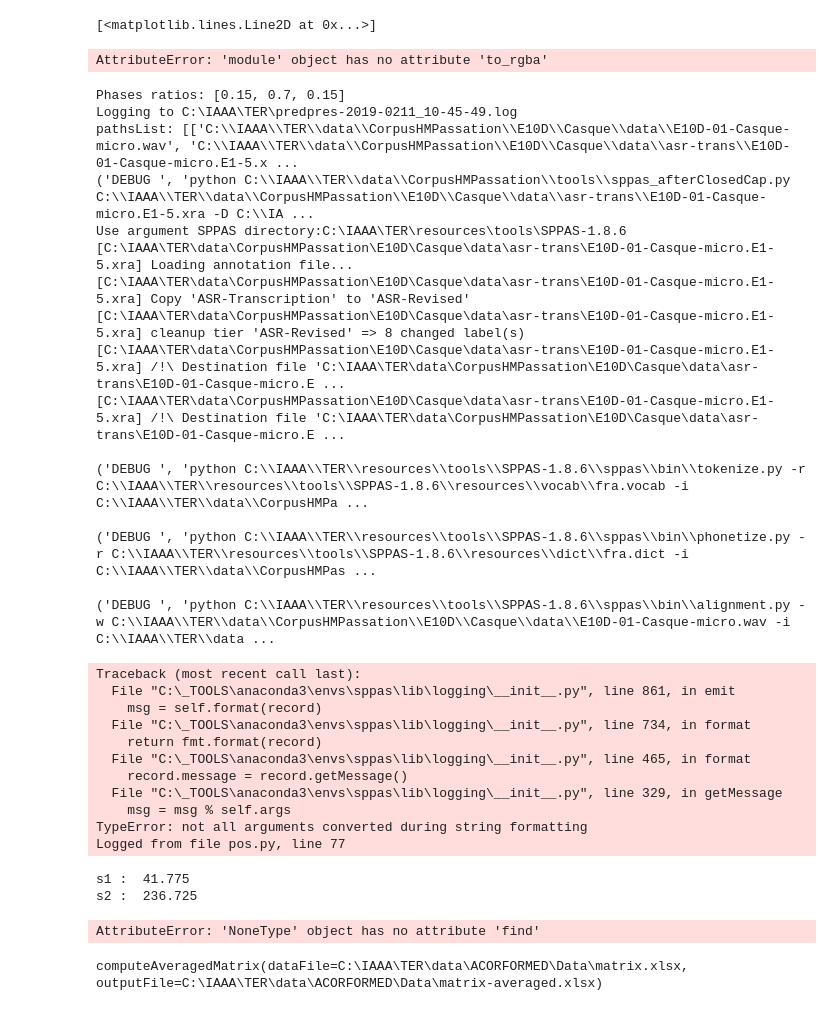
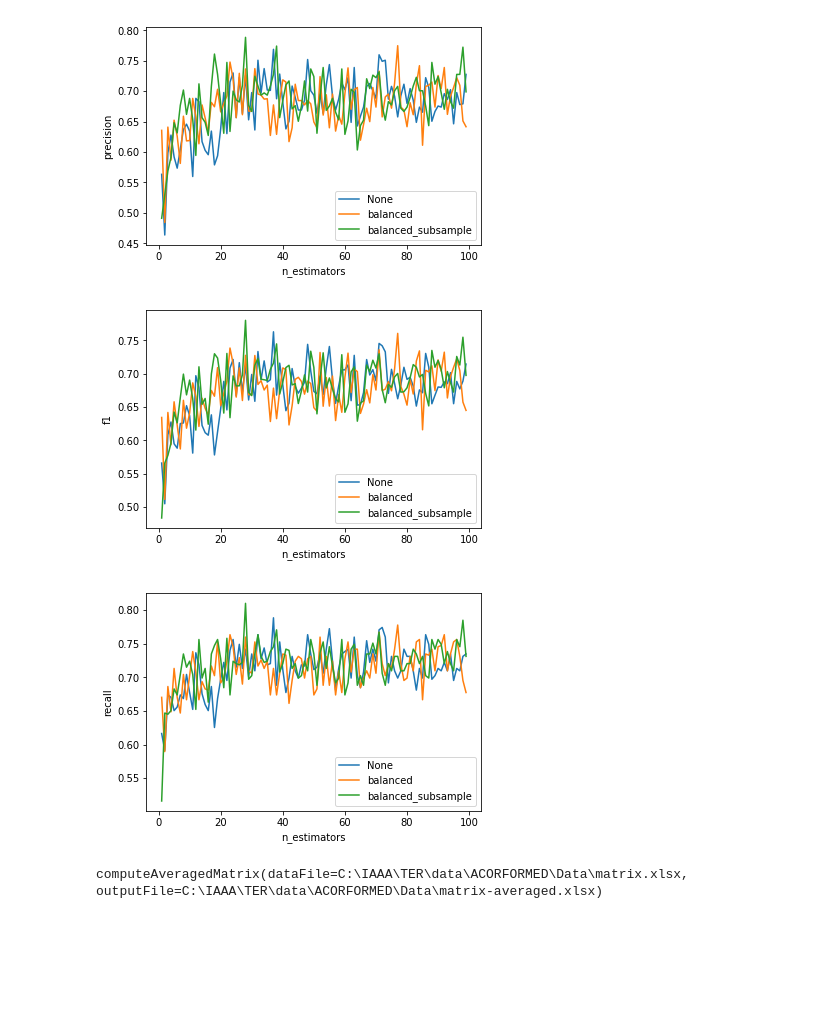
Before and after one commit to jbousque/predictionPresence, a Jupyter notebook: src/predict_presence_notebook.ipynb, the cells around one changed output. Cells and saved outputs as stored; diff of their text form; code cells hidden in the pictures; blank space fills up the shorter version.

```diff
--- a/src/predict_presence_notebook.ipynb
+++ b/src/predict_presence_notebook.ipynb
@@ -102,46 +233,39 @@ results
-# %%
-import matplotlib.pyplot as plt
-
-sorted = results.sort_values(['param_n_estimators'])
-
-plt.plot(sorted.param_n_estimators, sorted.mean_test_precision_macro)
-# %% [output]
-[<matplotlib.lines.Line2D at 0x...>]
-AttributeError: 'module' object has no attribute 'to_rgba'
-# %%
-
-fe.main("--splits [0.15, 0.70, 0.15]")
-# %% [output]
-Phases ratios: [0.15, 0.7, 0.15]
-Logging to C:\IAAA\TER\predpres-2019-0211_10-45-49.log
-pathsList: [['C:\\IAAA\\TER\\data\\CorpusHMPassation\\E10D\\Casque\\data\\E10D-01-Casque-micro.wav', 'C:\\IAAA\\TER\\data\\CorpusHMPassation\\E10D\\Casque\\data\\asr-trans\\E10D-01-Casque-micro.E1-5.x ...
-('DEBUG ', 'python C:\\IAAA\\TER\\data\\CorpusHMPassation\\tools\\sppas_afterClosedCap.py C:\\IAAA\\TER\\data\\CorpusHMPassation\\E10D\\Casque\\data\\asr-trans\\E10D-01-Casque-micro.E1-5.xra -D C:\\IA ...
-Use argument SPPAS directory:C:\IAAA\TER\resources\tools\SPPAS-1.8.6
-[C:\IAAA\TER\data\CorpusHMPassation\E10D\Casque\data\asr-trans\E10D-01-Casque-micro.E1-5.xra] Loading annotation file...
-[C:\IAAA\TER\data\CorpusHMPassation\E10D\Casque\data\asr-trans\E10D-01-Casque-micro.E1-5.xra] Copy 'ASR-Transcription' to 'ASR-Revised'
-[C:\IAAA\TER\data\CorpusHMPassation\E10D\Casque\data\asr-trans\E10D-01-Casque-micro.E1-5.xra] cleanup tier 'ASR-Revised' => 8 changed label(s)
-[C:\IAAA\TER\data\CorpusHMPassation\E10D\Casque\data\asr-trans\E10D-01-Casque-micro.E1-5.xra] /!\ Destination file 'C:\IAAA\TER\data\CorpusHMPassation\E10D\Casque\data\asr-trans\E10D-01-Casque-micro.E ...
-[C:\IAAA\TER\data\CorpusHMPassation\E10D\Casque\data\asr-trans\E10D-01-Casque-micro.E1-5.xra] /!\ Destination file 'C:\IAAA\TER\data\CorpusHMPassation\E10D\Casque\data\asr-trans\E10D-01-Casque-micro.E ...
-
-('DEBUG ', 'python C:\\IAAA\\TER\\resources\\tools\\SPPAS-1.8.6\\sppas\\bin\\tokenize.py -r C:\\IAAA\\TER\\resources\\tools\\SPPAS-1.8.6\\resources\\vocab\\fra.vocab -i C:\\IAAA\\TER\\data\\CorpusHMPa ...
-
-('DEBUG ', 'python C:\\IAAA\\TER\\resources\\tools\\SPPAS-1.8.6\\sppas\\bin\\phonetize.py -r C:\\IAAA\\TER\\resources\\tools\\SPPAS-1.8.6\\resources\\dict\\fra.dict -i C:\\IAAA\\TER\\data\\CorpusHMPas ...
-
-('DEBUG ', 'python C:\\IAAA\\TER\\resources\\tools\\SPPAS-1.8.6\\sppas\\bin\\alignment.py -w C:\\IAAA\\TER\\data\\CorpusHMPassation\\E10D\\Casque\\data\\E10D-01-Casque-micro.wav -i C:\\IAAA\\TER\\data ...
-Traceback (most recent call last):
-  File "C:\_TOOLS\anaconda3\envs\sppas\lib\logging\__init__.py", line 861, in emit
-    msg = self.format(record)
-  File "C:\_TOOLS\anaconda3\envs\sppas\lib\logging\__init__.py", line 734, in format
-    return fmt.format(record)
-  File "C:\_TOOLS\anaconda3\envs\sppas\lib\logging\__init__.py", line 465, in format
-    record.message = record.getMessage()
-  File "C:\_TOOLS\anaconda3\envs\sppas\lib\logging\__init__.py", line 329, in getMessage
-    msg = msg % self.args
-TypeError: not all arguments converted during string formatting
-Logged from file pos.py, line 77
-s1 :  41.775
-s2 :  236.725
-AttributeError: 'NoneType' object has no attribute 'find'
+# %%
+import matplotlib.pyplot as plt
+
+sorted = results.sort_values(['param_n_estimators'])
+
+none_class = sorted[~sorted['param_class_weight'].isin(['balanced', 'balanced_subsample'])]
+balanced_class = sorted[sorted['param_class_weight'] == 'balanced']
+balancedsub_class = sorted[sorted['param_class_weight'] == 'balanced_subsample']
+
+plt.plot(none_class.param_n_estimators, none_class.mean_test_precision_macro, label="None")
+plt.plot(balanced_class.param_n_estimators, balanced_class.mean_test_precision_macro, label="balanced")
+plt.plot(balancedsub_class.param_n_estimators, balancedsub_class.mean_test_precision_macro, label="balanced_subsample")
+plt.legend()
+plt.xlabel('n_estimators')
+plt.ylabel('precision')
+plt.show()
+
+plt.plot(none_class.param_n_estimators, none_class.mean_test_f1_macro, label="None")
+plt.plot(balanced_class.param_n_estimators, balanced_class.mean_test_f1_macro, label="balanced")
+plt.plot(balancedsub_class.param_n_estimators, balancedsub_class.mean_test_f1_macro, label="balanced_subsample")
+plt.legend()
+plt.xlabel('n_estimators')
+plt.ylabel('f1')
+plt.show()
+
+plt.plot(none_class.param_n_estimators, none_class.mean_test_recall_macro, label="None")
+plt.plot(balanced_class.param_n_estimators, balanced_class.mean_test_recall_macro, label="balanced")
+plt.plot(balancedsub_class.param_n_estimators, balancedsub_class.mean_test_recall_macro, label="balanced_subsample")
+plt.legend()
+plt.xlabel('n_estimators')
+plt.ylabel('recall')
+plt.show()
+# %% [output]
+[figure, added]
+[figure, added]
+[figure, added]
 # %%
 in_matrix = os.path.join(config.CORPUS_PATH, 'matrix.xlsx')
 out_matrix = os.path.join(config.CORPUS_PATH, 'matrix-averaged.xlsx')
```
Also changed, not shown: parts of 9 cells of this notebook.
